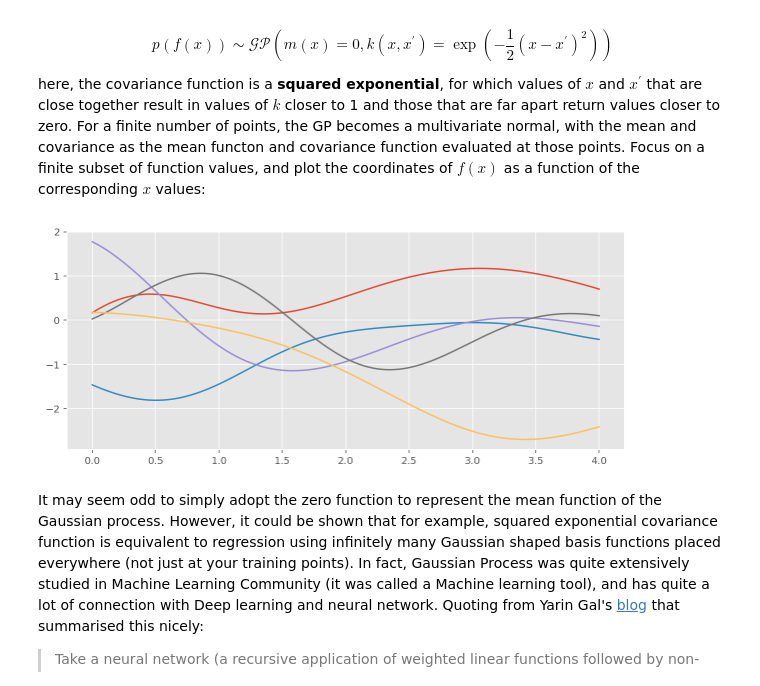
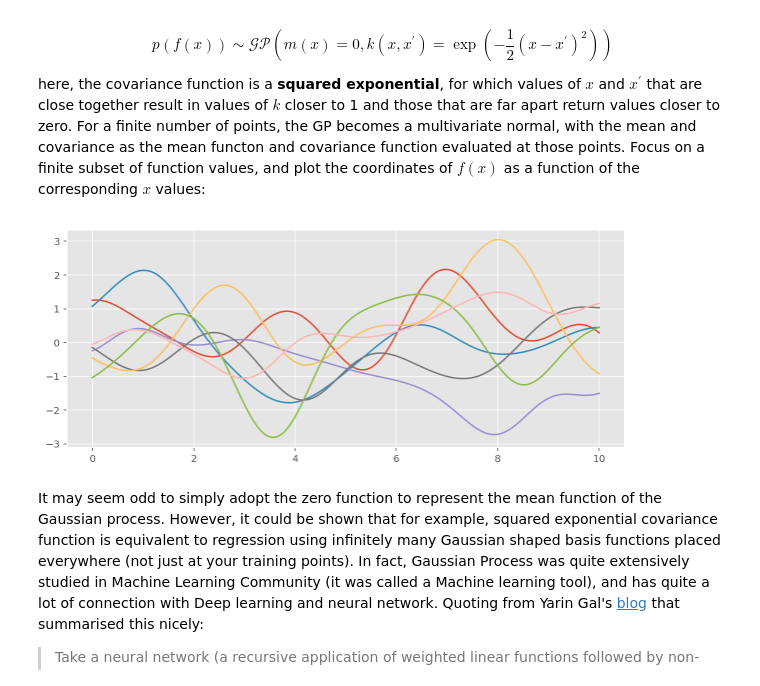
Before and after one commit to junpenglao/Bayesian_Smoothing_EyeMovement, a Jupyter notebook: GP_intro.ipynb, the cells around one changed output. Cells and saved outputs as stored; diff of their text form; code cells hidden in the pictures.

```diff
--- a/GP_intro.ipynb
+++ b/GP_intro.ipynb
@@ -74,28 +133,28 @@ here, the covariance function is a **squared exponential**, for which values of
 # %%
 import theano
 import theano.tensor as tt
 
 np.random.seed(20170401)
-n, n2 = 20, 100
-Z = np.linspace(0, 4, n2)[:,None]
+n, n2 = 50, 200
+Z = np.linspace(0, 10, n2)[:,None]
 
 l_true, s2_f_true, s2_n_true = 1., 1., 0
 with pm.Model() as model:
     # cov
     cov = pm.gp.cov.ExpQuad(1, l_true)
     # noise, epsilon
     K_noise = s2_n_true**2 * tt.eye(n2)
 
 # evaluate the covariance with the given hyperparameters
 K1 = theano.function([], cov(Z)+K_noise)()
 
 # generate fake data from GP with white noise (with variance sigma2)
-ymu = np.random.multivariate_normal(np.zeros(n2), K1, 5)
+ymu = np.random.multivariate_normal(np.zeros(n2), K1, 7)
 
 ax1 = plt.figure(figsize=(10,4))
 plt.plot(Z, ymu.T, ms=10);
 # %% [output]
-[figure, old version]
+[figure, new version]
 # %% [markdown]
 It may seem odd to simply adopt the zero function to represent the mean function of the Gaussian process. However, it could be shown that for example, squared exponential covariance function is equivalent to regression using infinitely many Gaussian shaped basis functions placed everywhere (not just at your training points). In fact, Gaussian Process was quite extensively studied in Machine Learning Community (it was called a Machine learning tool), and has quite a lot of connection with Deep learning and neural network. Quoting from Yarin Gal's [blog](http://mlg.eng.cam.ac.uk/yarin/blog_3d801aa532c1ce.html) that summarised this nicely:
 > Take a neural network (a recursive application of weighted linear functions followed by non-linear functions), put a probability distribution over each weight (a normal distribution for example), and with infinitely many weights you recover a Gaussian process (see [Neal](http://www.cs.toronto.edu/pub/radford/thesis.pdf) or [Williams](http://papers.nips.cc/paper/1197-computing-with-infinite-networks.pdf) for more details).
```
Also changed, not shown: parts of 15 cells of this notebook, 5 other files.
